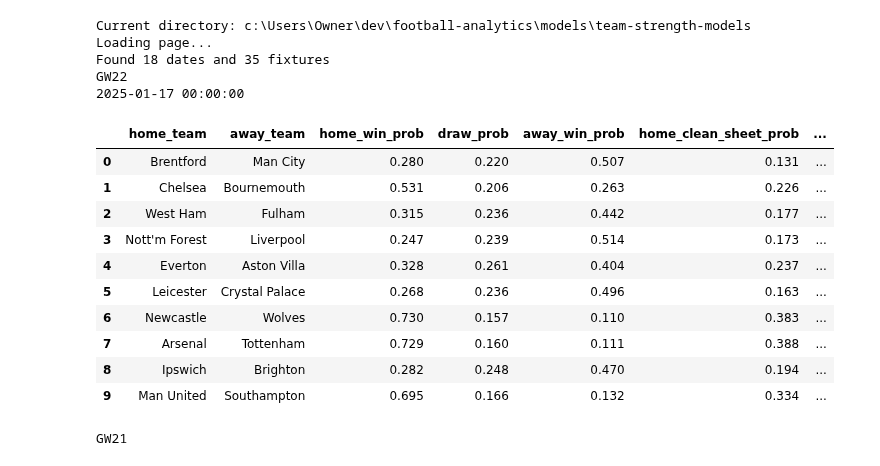
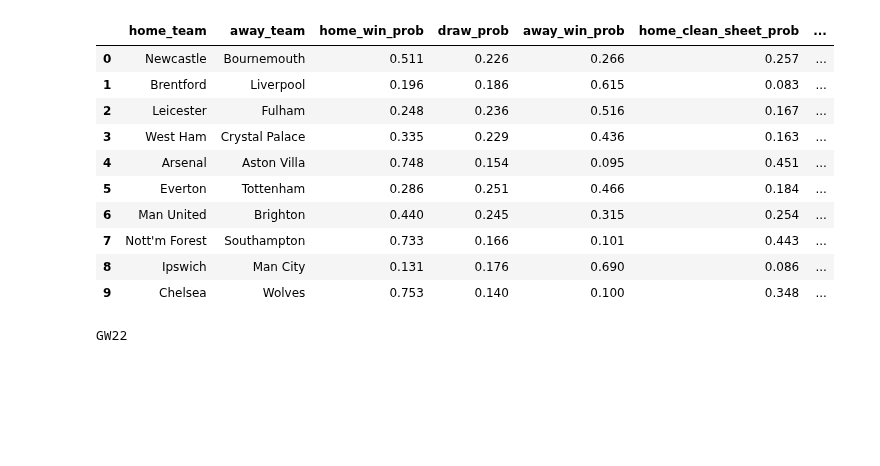
Before and after one commit to louis-porter/football-analytics, a Jupyter notebook: models/team-strength-models/ensemble_dixon_coles_model.ipynb, the cells around one changed output. Cells and saved outputs as stored; diff of their text form; code cells hidden in the pictures; blank space fills up the shorter version.

```diff
--- a/models/team-strength-models/ensemble_dixon_coles_model.ipynb
+++ b/models/team-strength-models/ensemble_dixon_coles_model.ipynb
@@ -539,63 +539,61 @@ Goals MAE (total): 0.8764978448275862
 # %%
+import pandas as pd
 import sys
 import os
 
-# Get current directory
-current_dir = os.getcwd()
-print(f"Current directory: {current_dir}")  # Debug print
 
-# Add parent directory to path
-parent_dir = os.path.dirname(os.path.dirname(current_dir))
-sys.path.append(parent_dir)
+# Manually define fixtures for GW22
+fixtures = [
+    ("Newcastle", "Bournemouth"),
+    ("Brentford", "Liverpool"),
+    ("Leicester", "Fulham"),
+    ("West Ham", "Crystal Palace"),
+    ("Arsenal", "Aston Villa"),
+    ("Everton", "Tottenham"),
+    ("Man United", "Brighton"),
+    ("Nott'm Forest", "Southampton"),
+    ("Ipswich", "Man City"),
+    ("Chelsea", "Wolves")
+]
 
-# Now try the absolute import
-from viz.model_pred_viz.fetch_fixtures import scrape_match_fixtures
-
-fixtures_dict = scrape_match_fixtures('https://www.live-footballontv.com/live-premier-league-football-on-tv.html')
-fixtures = [(match['home_team'], match['away_team']) for match in fixtures_dict]
-
+# Get predictions for each fixture
 results = []
 
 for fixture in fixtures:
     home_team, away_team = fixture
 
     xg_preds = predict(xg_model_params, home_team, away_team)
     goals_preds = predict(goals_model_params, home_team, away_team)
 
     weighted_preds = {}
 
     for key in xg_preds.keys():
         weighted_value = (0.7 * xg_preds[key]) + (0.3 * goals_preds[key])
         weighted_preds[key] = weighted_value
 
     results.append({
         'home_team': home_team,
         'away_team': away_team,
         **weighted_preds
     })
 
 results_df = pd.DataFrame(results)
 
 
 # Display the results DataFrame
 display(results_df)
 # %% [output]
-Current directory: c:\Users\Owner\dev\football-analytics\models\team-strength-models
-Loading page...
-Found 18 dates and 35 fixtures
-GW22
-2025-01-17 00:00:00
 |  | home_team | away_team | home_win_prob | draw_prob | away_win_prob | home_clean_sheet_prob | ... |
-| 0 | Brentford | Man City | 0.280 | 0.220 | 0.507 | 0.131 | ... |
-| 1 | Chelsea | Bournemouth | 0.531 | 0.206 | 0.263 | 0.226 | ... |
-| 2 | West Ham | Fulham | 0.315 | 0.236 | 0.442 | 0.177 | ... |
-| 3 | Nott'm Forest | Liverpool | 0.247 | 0.239 | 0.514 | 0.173 | ... |
-| 4 | Everton | Aston Villa | 0.328 | 0.261 | 0.404 | 0.237 | ... |
-| 5 | Leicester | Crystal Palace | 0.268 | 0.236 | 0.496 | 0.163 | ... |
-| 6 | Newcastle | Wolves | 0.730 | 0.157 | 0.110 | 0.383 | ... |
-| 7 | Arsenal | Tottenham | 0.729 | 0.160 | 0.111 | 0.388 | ... |
-| 8 | Ipswich | Brighton | 0.282 | 0.248 | 0.470 | 0.194 | ... |
-| 9 | Man United | Southampton | 0.695 | 0.166 | 0.132 | 0.334 | ... |
+| 0 | Newcastle | Bournemouth | 0.511 | 0.226 | 0.266 | 0.257 | ... |
+| 1 | Brentford | Liverpool | 0.196 | 0.186 | 0.615 | 0.083 | ... |
+| 2 | Leicester | Fulham | 0.248 | 0.236 | 0.516 | 0.167 | ... |
+| 3 | West Ham | Crystal Palace | 0.335 | 0.229 | 0.436 | 0.163 | ... |
+| 4 | Arsenal | Aston Villa | 0.748 | 0.154 | 0.095 | 0.451 | ... |
+| 5 | Everton | Tottenham | 0.286 | 0.251 | 0.466 | 0.184 | ... |
+| 6 | Man United | Brighton | 0.440 | 0.245 | 0.315 | 0.254 | ... |
+| 7 | Nott'm Forest | Southampton | 0.733 | 0.166 | 0.101 | 0.443 | ... |
+| 8 | Ipswich | Man City | 0.131 | 0.176 | 0.690 | 0.086 | ... |
+| 9 | Chelsea | Wolves | 0.753 | 0.140 | 0.100 | 0.348 | ... |
 # %%
 from viz.model_pred_viz.gw_dict import gw_dict
 current_date = pd.Timestamp.today()
@@ -608,4 +606,4 @@ print (current_gw)
 
 results_df.to_csv(f"predictions/ensmeble_{current_gw}_preds.csv")
 # %% [output]
-GW21
+GW22
```
Also changed, not shown: parts of 4 cells of this notebook, 7 other files.
